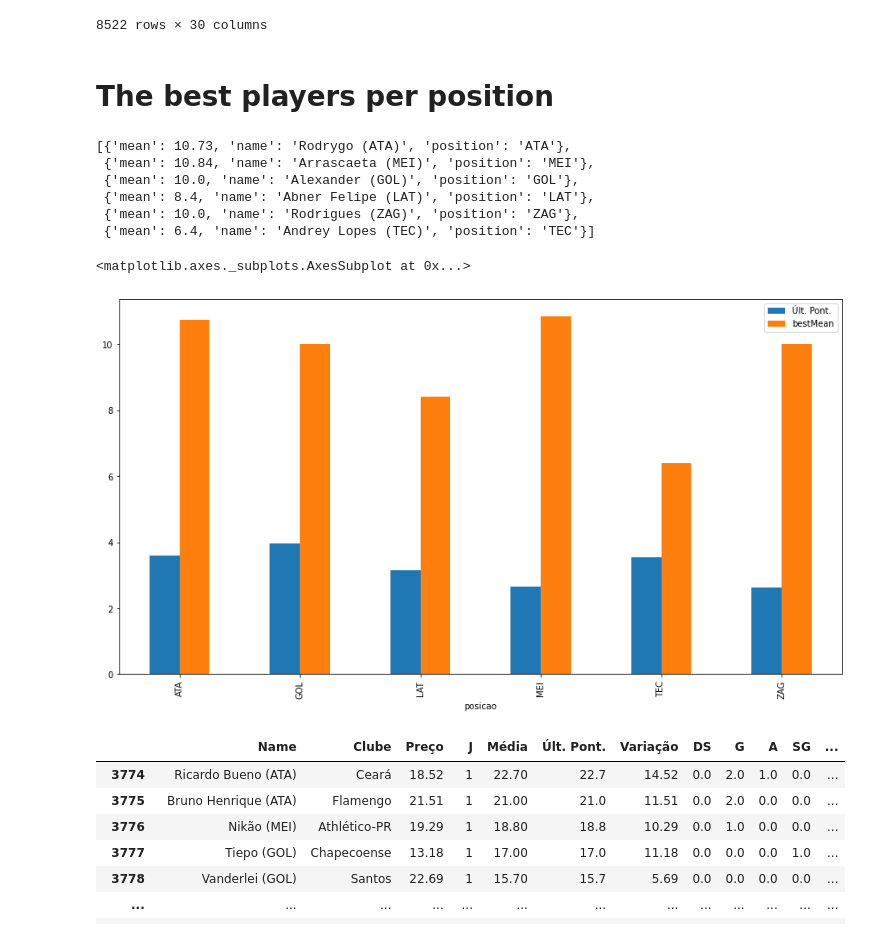
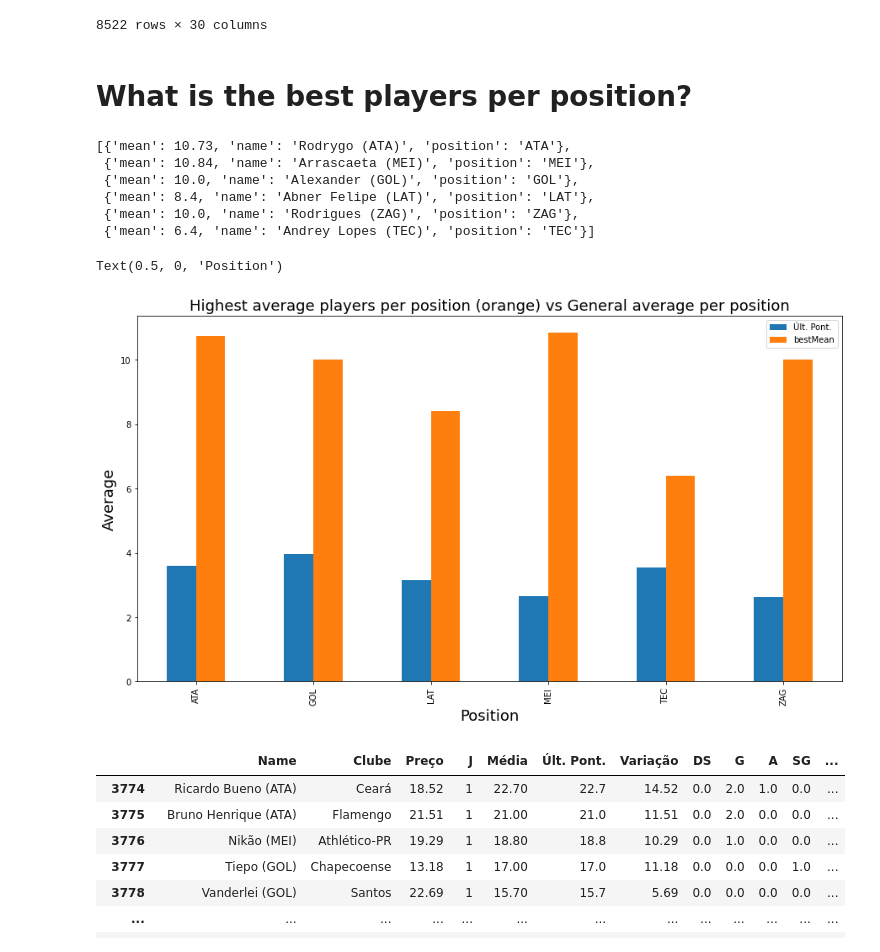
Before and after one commit to livelif/data-science, a Jupyter notebook: python/Udacity/cartola/CartolaUdacity_English_Version.ipynb, the cells around one changed output. Drawn from its saved outputs; the diff is of its cells as text; code cells hidden in the pictures.

```diff
--- a/python/Udacity/cartola/CartolaUdacity_English_Version.ipynb
+++ b/python/Udacity/cartola/CartolaUdacity_English_Version.ipynb
@@ -117,7 +118,7 @@ cartolaDataframe
 | 12295 | Phelipe (GOL) | Grêmio | 0.78 | 2 | -0.65 | -3.3 | -0.43 | 0.0 | 0.0 | 0.0 | 0.0 | ... |
 8522 rows × 30 columns
 # %% [markdown]
-# The best players per position
+# What is the best players per position?
 # %%
 #players with the highest average per position
 
@@ -150,16 +151,20 @@ dictlist
 # %%
 # Comparing the best average per position with general average per position
 cartolaDataframeGroupedByPosition = cartolaDataframe.groupby(by="posicao").mean().sort_values(by="posicao")
 
 dfPlayerAndPosition = pd.DataFrame(dictlist,
                   columns=['name', 'mean', 'position']).sort_values(by="position")
 
 cartolaDataframeGroupedByPosition["bestMean"] = dfPlayerAndPosition["mean"].to_list()
 
-cartolaDataframeGroupedByPosition.reset_index().plot(x="posicao", y=["Últ. Pont.", "bestMean"], kind="bar", figsize=(15,8))
+ax = cartolaDataframeGroupedByPosition.reset_index().plot(x="posicao", y=["Últ. Pont.", "bestMean"], kind="bar", figsize=(15,8))
+
+ax.set_title("Highest average players per position (orange) vs General average per position", fontdict={'fontsize':18})
+ax.set_ylabel('Average', fontdict={'fontsize':18})
+ax.set_xlabel('Position', fontdict={'fontsize':18})
 # %% [output]
-<matplotlib.axes._subplots.AxesSubplot at 0x...>
+Text(0.5, 0, 'Position')
-[figure, old version]
+[figure, new version]
 # %%
 cartolaDataframe
 # %% [output]
```
Also changed, not shown: parts of 7 cells of this notebook.
